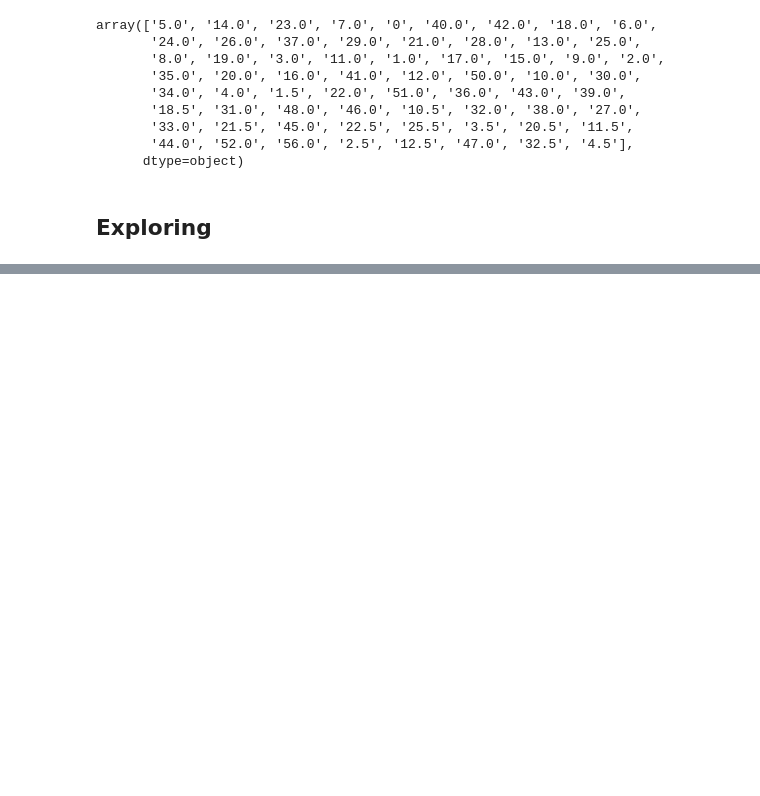
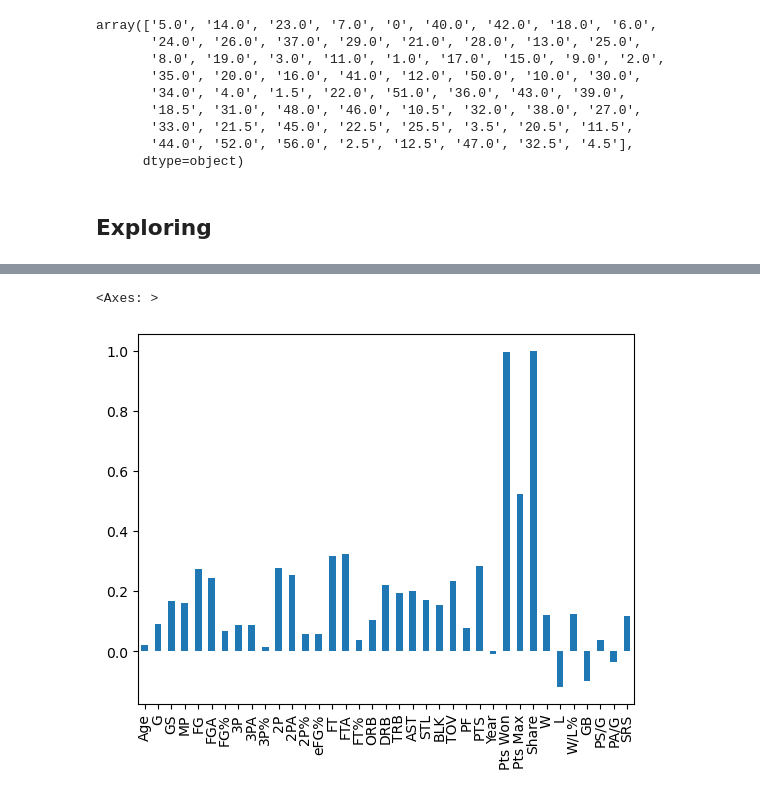
Before and after one commit to AvirukthGT/NBA-MVP-Prediction, a Jupyter notebook: data_cleaning.ipynb, the cells around one changed output, grey strips where cells are left out. Drawn from its saved outputs; the diff is of its cells as text; code cells hidden in the pictures; blank space fills up the shorter version.

```diff
--- a/data_cleaning.ipynb
+++ b/data_cleaning.ipynb
@@ -395,0 +408,8 @@ highest_scoring
+# %%
+stats_numeric = stats.select_dtypes(include='number')
+correlation_matrix = stats_numeric.corr()
+# %%
+correlation_matrix['Share'].plot.bar()
+# %% [output]
+<Axes: >
+[figure, added]
```
Also changed, not shown: parts of 3 cells of this notebook.
